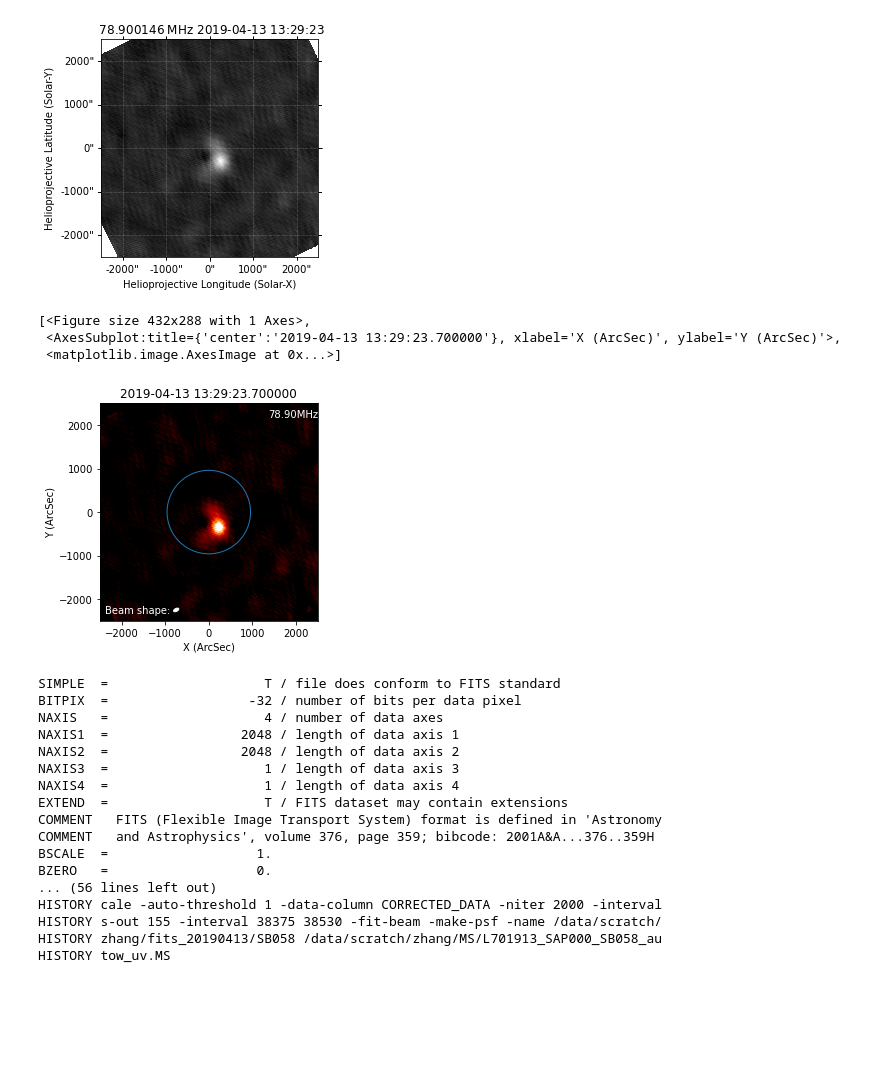
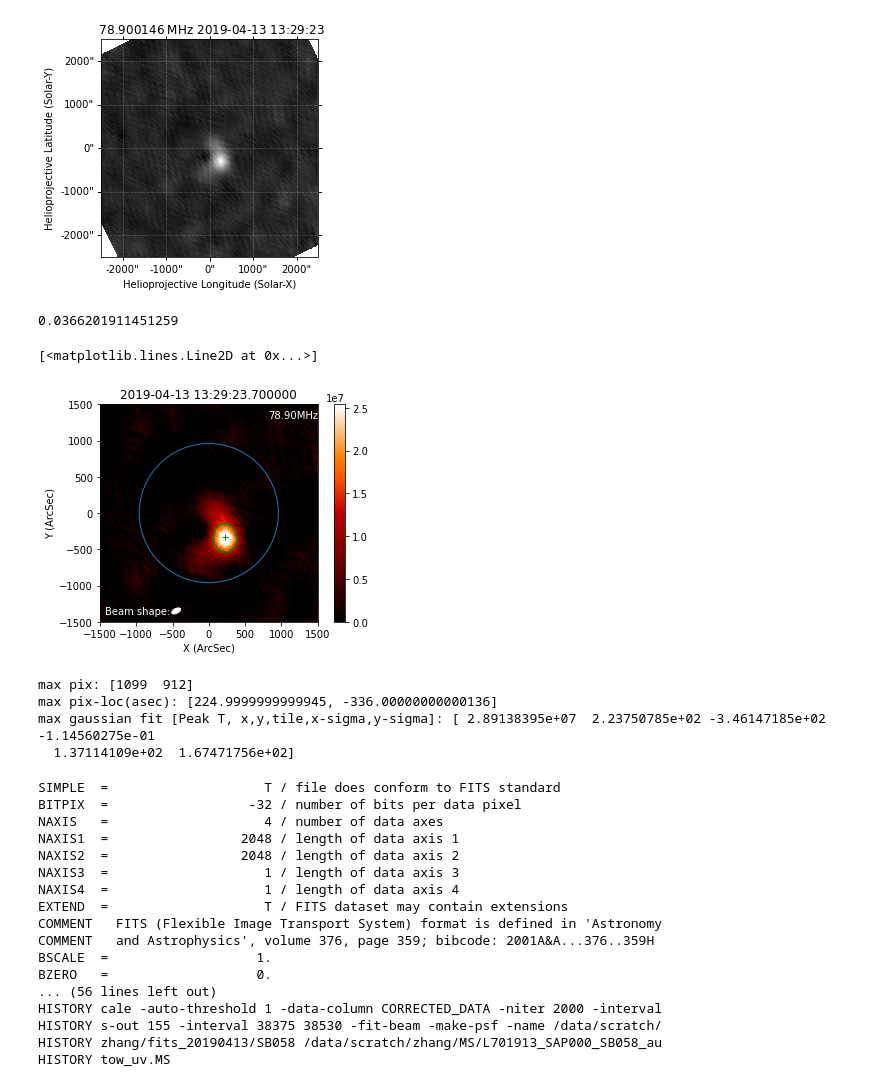
Before and after one commit to peijin94/LOFAR-Sun-tools, a Jupyter notebook: demo/demo_sunpymap.ipynb, the cells around one changed output. Saved outputs shown, nothing was run; the diff lists cells and outputs as text; code cells hidden in the pictures; blank space fills up the shorter version.

Commit message:
get min max peak area

```diff
--- a/demo/demo_sunpymap.ipynb
+++ b/demo/demo_sunpymap.ipynb
@@ -44,12 +53,28 @@ smap.plot()
 # %% [output]
 <matplotlib.image.AxesImage at 0x...>
 [figure]
-# %%
-# process interferometry data
-lofar_cleaned.load_fits('../SB058-t0032-image.fits')
-lofar_cleaned.plot_image()
-# %% [output]
-[<Figure size 432x288 with 1 Axes>,
- <AxesSubplot:title={'center':'2019-04-13 13:29:23.700000'}, xlabel='X (ArcSec)', ylabel='Y (ArcSec)'>,
- <matplotlib.image.AxesImage at 0x...>]
-[figure, removed]
+# %%
+# process interferometry data
+#lofar_cleaned.load_fits('../SB043-t0526-image.fits')
+lofar_cleaned.load_fits('../SB058-t0032-image.fits')
+lofar_cleaned.plot_image(fov=1500)
+mx,my=lofar_cleaned.peak_xy_coord_arcsec()
+popt, pcov=lofar_cleaned.fit_gaussian2d()
+plt.plot(mx,my,'g+')
+
+x_el,y_el=IM.get_tile_ellipse_from_fit(popt)
+
+plt.plot(x_el+popt[1],y_el+popt[2],'g-')
+# %% [output]
+0.0366201911451259
+[<matplotlib.lines.Line2D at 0x...>]
+[figure, added]
+# %%
+print('max pix:',lofar_cleaned.peak_xy_coord_pix())
+print('max pix-loc(asec):',lofar_cleaned.peak_xy_coord_arcsec())
+print('max gaussian fit [Peak T, x,y,tile,x-sigma,y-sigma]:',popt)
+# %% [output]
+max pix: [1099  912]
+max pix-loc(asec): [224.9999999999945, -336.00000000000136]
+max gaussian fit [Peak T, x,y,tile,x-sigma,y-sigma]: [ 2.89138395e+07  2.23750785e+02 -3.46147185e+02 -1.14560275e-01
+  1.37114109e+02  1.67471756e+02]
```
Also changed, not shown: parts of 4 cells of this notebook, 2 other files.
